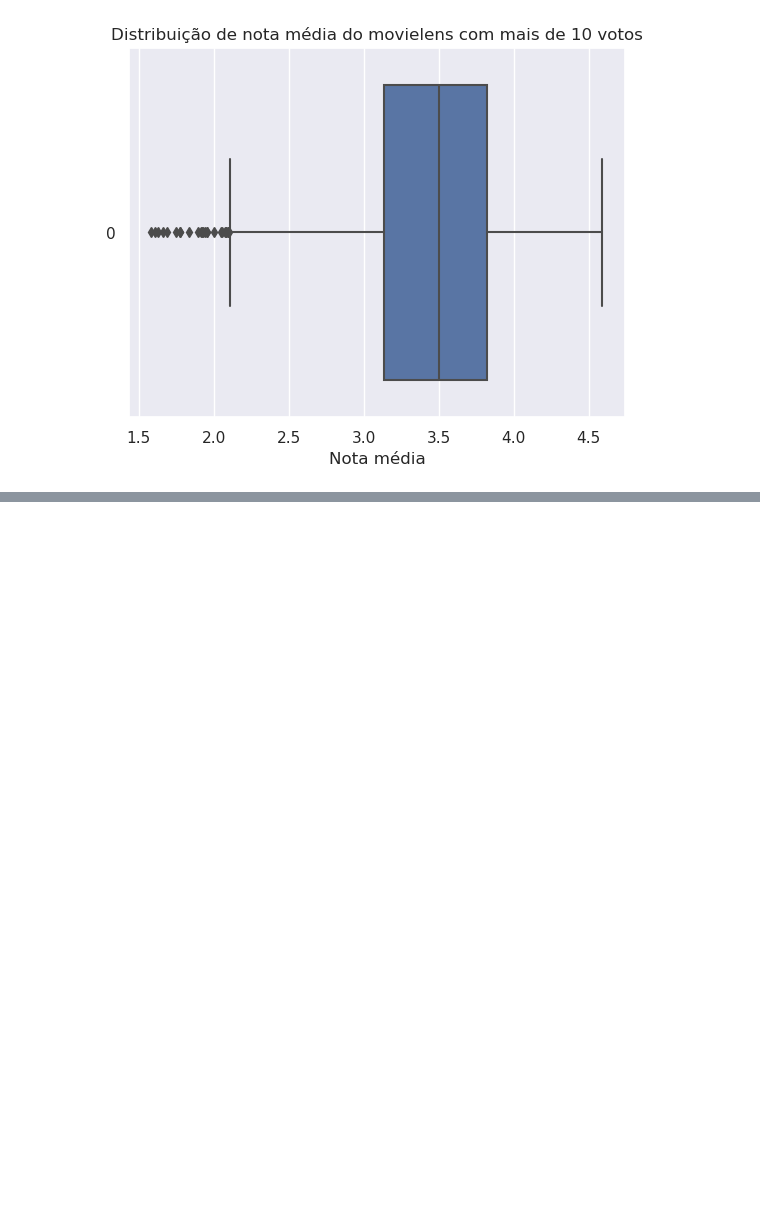
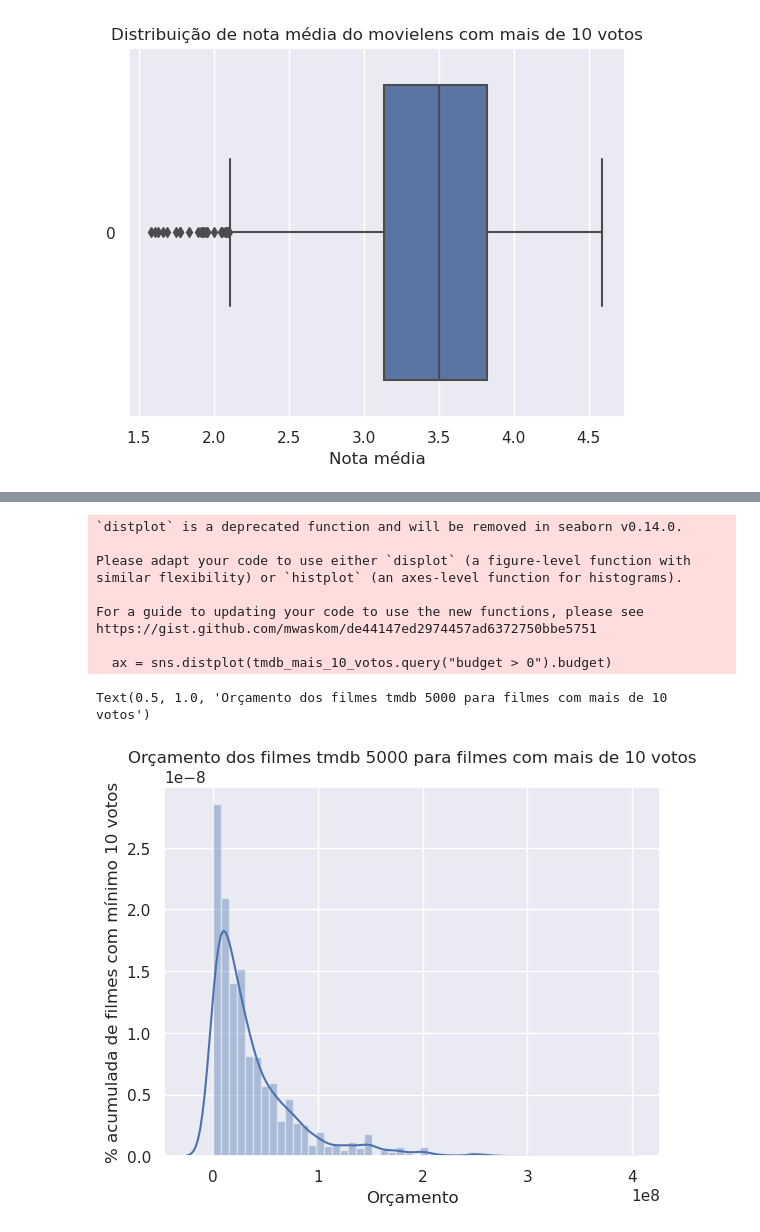
Before and after one commit to pedro-yamada/Aprendizagem-Cursos, a Jupyter notebook: Projetos Python/Testes Estatísticos/Introducao.ipynb, the cells around one changed output, grey strips where cells are left out. Cells and saved outputs as stored; diff of their text form; code cells hidden in the pictures; blank space fills up the shorter version.

```diff
--- a/Projetos Python/Testes Estatísticos/Introducao.ipynb
+++ b/Projetos Python/Testes Estatísticos/Introducao.ipynb
@@ -262,0 +325,17 @@ Text(0.5, 1.0, '% acumulada de filmes com mínimo 10 votos')
+# %%
+sns.set_theme()
+ax = sns.distplot(tmdb_mais_10_votos.query("budget > 0").budget)
+ax.set(xlabel = 'Orçamento', ylabel = '% acumulada de filmes com mínimo 10 votos')
+ax.set_title("Orçamento dos filmes tmdb 5000 para filmes com mais de 10 votos")
+# %% [output]
+`distplot` is a deprecated function and will be removed in seaborn v0.14.0.
+
+Please adapt your code to use either `displot` (a figure-level function with
+similar flexibility) or `histplot` (an axes-level function for histograms).
+
+For a guide to updating your code to use the new functions, please see
+https://gist.github.com/mwaskom/de44147ed2974457ad6372750bbe5751
+
+  ax = sns.distplot(tmdb_mais_10_votos.query("budget > 0").budget)
+Text(0.5, 1.0, 'Orçamento dos filmes tmdb 5000 para filmes com mais de 10 votos')
+[figure, added]
```
Also changed, not shown: parts of 61 cells of this notebook.
